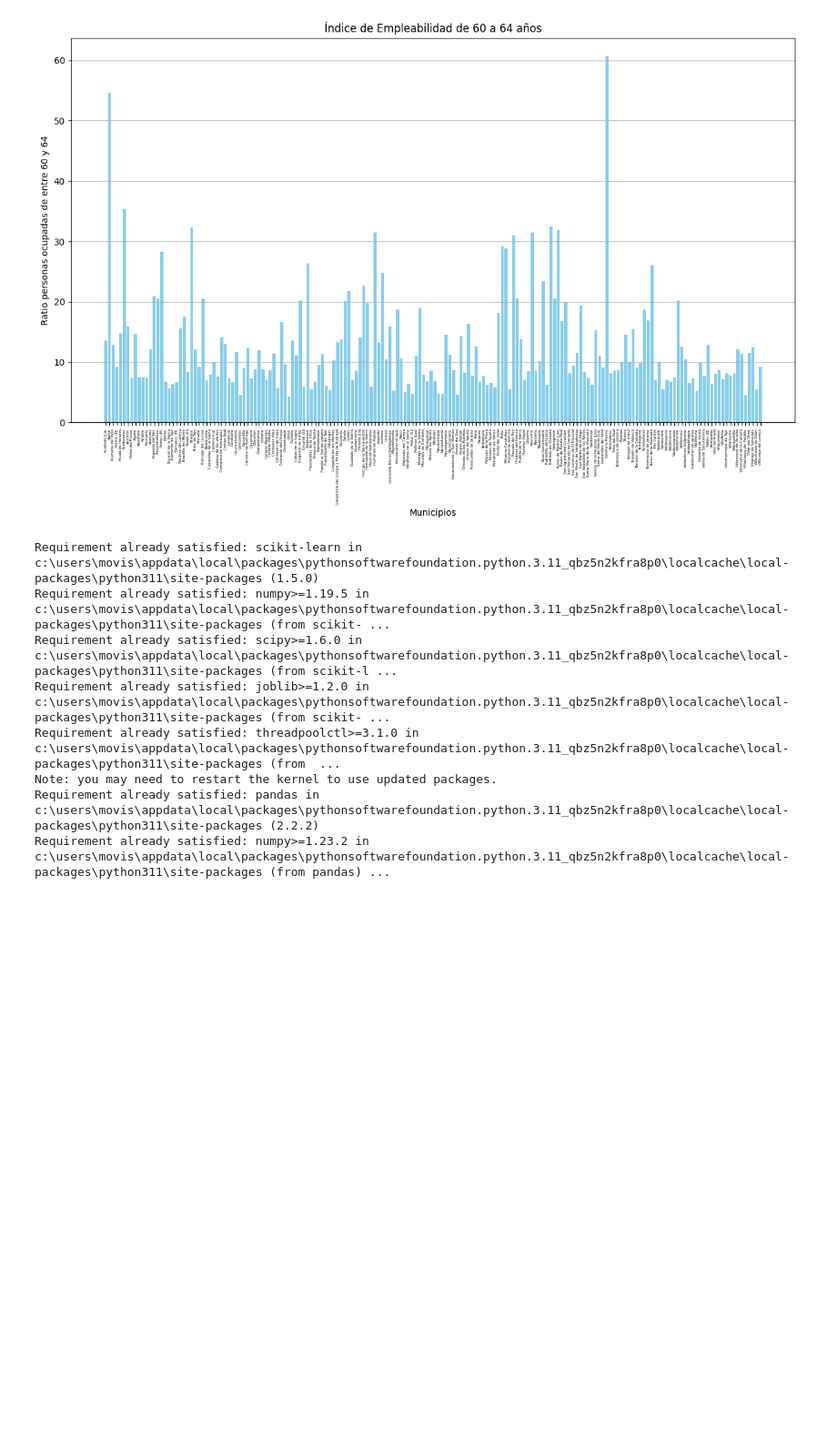
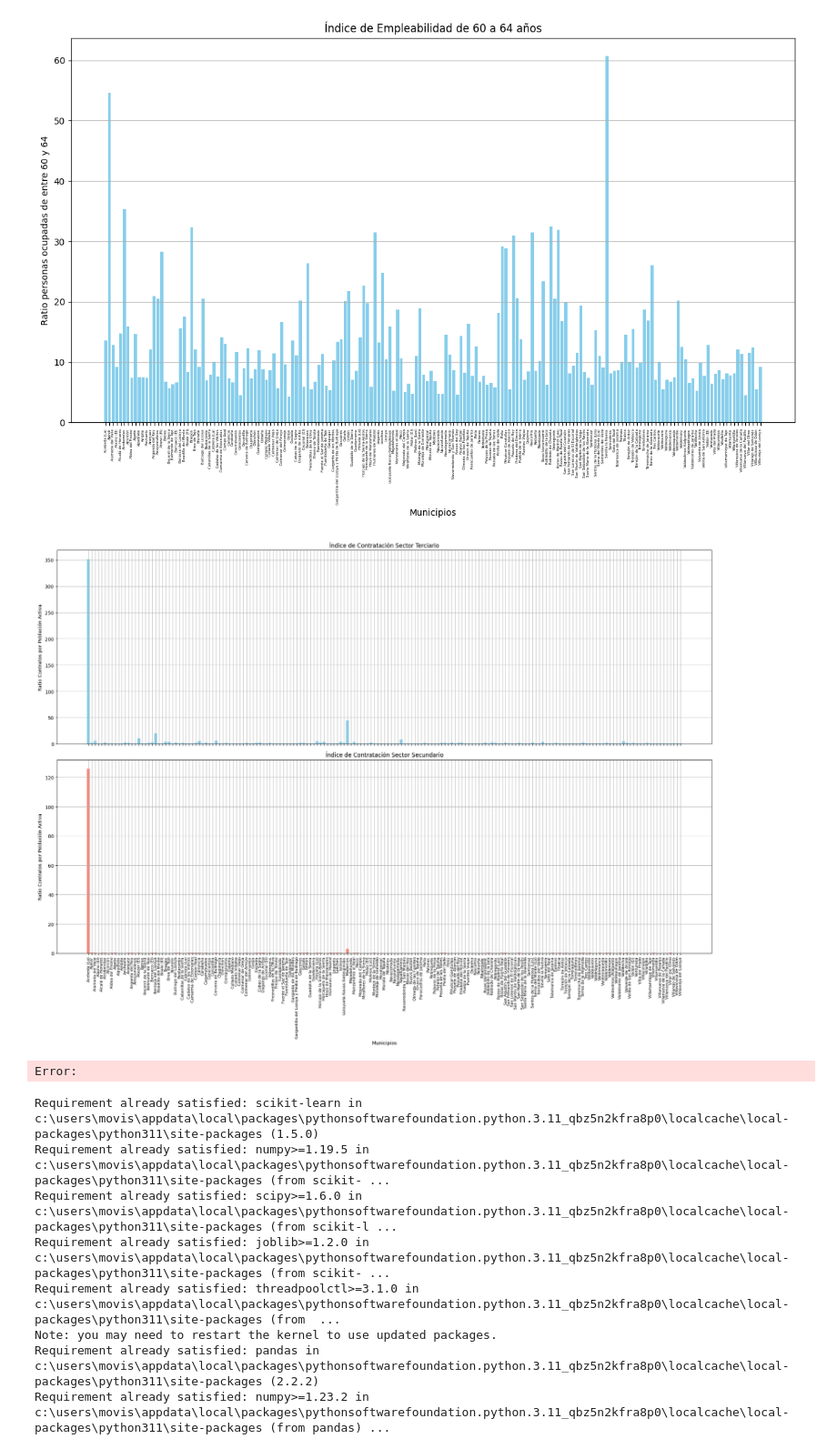
Before and after one commit to f-vega/tfg_uc3m_2024, a Jupyter notebook: graphs.ipynb, the cells around one changed output. Shown at 91% size. Cells and saved outputs as stored; diff of their text form; code cells hidden in the pictures; blank space fills up the shorter version.

```diff
--- a/graphs.ipynb
+++ b/graphs.ipynb
@@ -146,6 +146,46 @@ plt.show()
 [figure]
 [figure]
 [figure]
+# %%
+import pandas as pd
+import matplotlib.pyplot as plt
+import numpy as np
+
+# Leer el archivo CSV
+path = './dataset.csv'
+data = pd.read_csv(path, delimiter=';', index_col=False)
+
+# Filtrar los datos para los sectores terciario y secundario
+data_primario = data['ratio_contratos_primario_por_poblacion_activa']
+data_secundario = data['ratio_contratos_secundario_por_poblacion_activa']
+data_terciario = data['ratio_contratos_terciario_por_poblacion_activa']
+
+# Crear figura y subplots
+fig, (ax1, ax2) = plt.subplots(2, 1, figsize=(20, 15), sharex=True)
+
+municipios = data['Nombre']
+# Configurar gráfico sector terciario
+ax1.bar(municipios, data_terciario, color='skyblue')
+ax1.set_ylabel('Ratio Contratos por Población Activa')
+ax1.set_title('Índice de Contratación Sector Terciario')
+ax1.grid(True)
+
+# Configurar gráfico sector secundario
+ax2.bar(municipios, data_secundario, color='salmon')
+ax2.set_ylabel('Ratio Contratos por Población Activa')
+ax2.set_xlabel('Municipios')
+ax2.set_title('Índice de Contratación Sector Secundario')
+ax2.grid(True)
+
+# Ajustar las etiquetas del eje x
+plt.xticks(rotation=90, fontsize=8)
+
+# Ajustar el layout y mostrar el gráfico
+plt.tight_layout()
+plt.show()
+# %% [output]
+[figure, added]
+Error:
 # %%
 %pip install scikit-learn
 %pip install pandas
```
Also changed, not shown: 3 other files.
